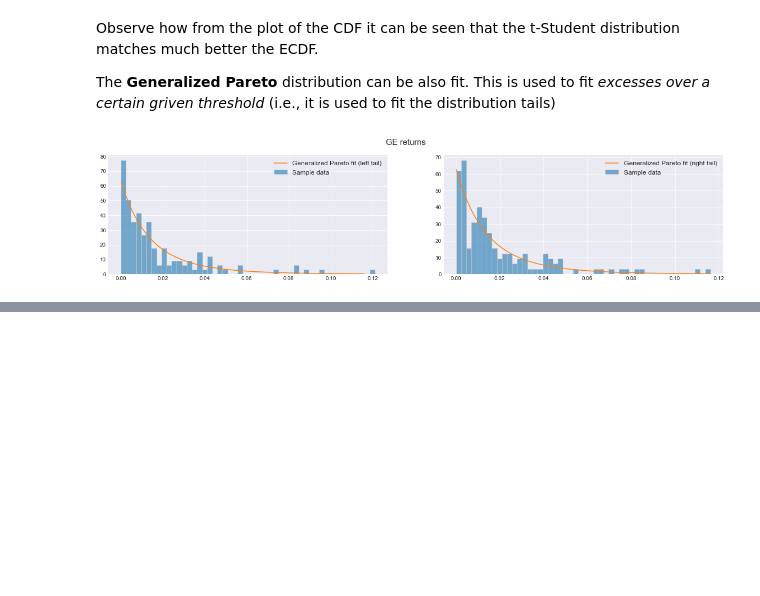
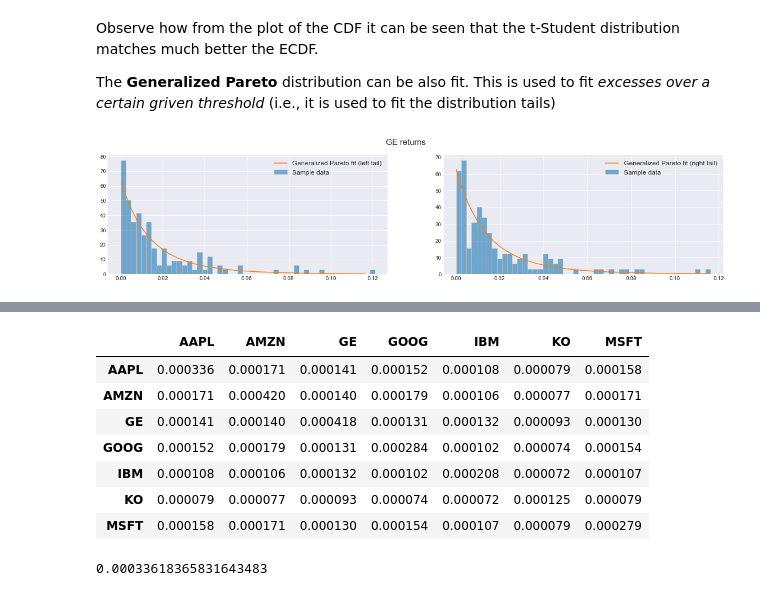
Before and after one commit to z4ir3/quant-library, a Jupyter notebook: tutorial-quant-library.ipynb, the cells around one changed output, grey strips where cells are left out. Saved outputs shown, nothing was run; the diff lists cells and outputs as text; code cells hidden in the pictures; blank space fills up the shorter version.

```diff
--- a/tutorial-quant-library.ipynb
+++ b/tutorial-quant-library.ipynb
@@ -961,0 +990,15 @@ plt.show()
+# %%
+ql.covmat_shrinkage(rets)
+# %% [output]
+|  | AAPL | AMZN | GE | GOOG | IBM | KO | MSFT |
+| AAPL | 0.000336 | 0.000171 | 0.000141 | 0.000152 | 0.000108 | 0.000079 | 0.000158 |
+| AMZN | 0.000171 | 0.000420 | 0.000140 | 0.000179 | 0.000106 | 0.000077 | 0.000171 |
+| GE | 0.000141 | 0.000140 | 0.000418 | 0.000131 | 0.000132 | 0.000093 | 0.000130 |
+| GOOG | 0.000152 | 0.000179 | 0.000131 | 0.000284 | 0.000102 | 0.000074 | 0.000154 |
+| IBM | 0.000108 | 0.000106 | 0.000132 | 0.000102 | 0.000208 | 0.000072 | 0.000107 |
+| KO | 0.000079 | 0.000077 | 0.000093 | 0.000074 | 0.000072 | 0.000125 | 0.000079 |
+| MSFT | 0.000158 | 0.000171 | 0.000130 | 0.000154 | 0.000107 | 0.000079 | 0.000279 |
+# %%
+ql.covmat_cc(rets["AAPL"])
+# %% [output]
+0.00033618365831643483
```
Also changed, not shown: parts of 7 cells of this notebook.
